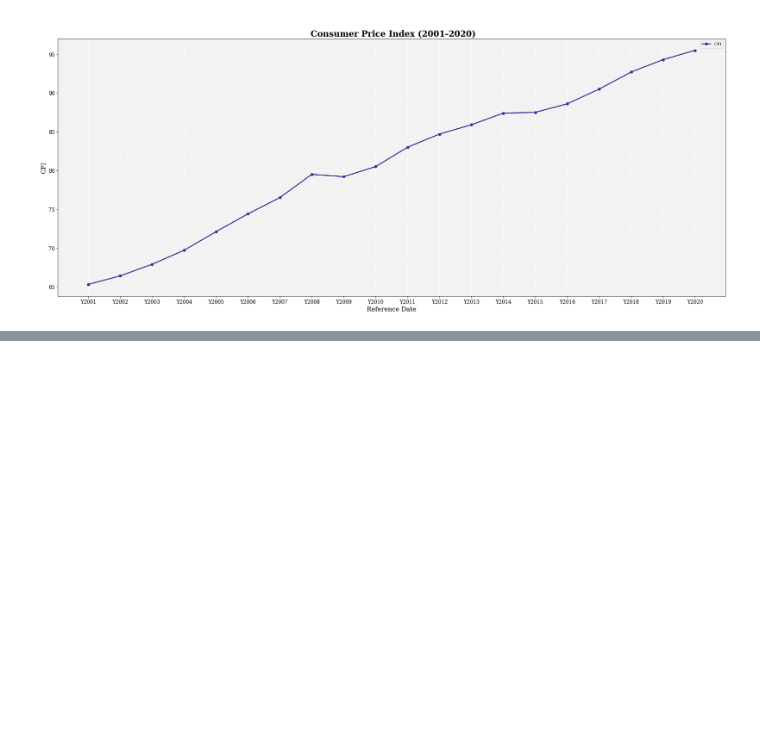
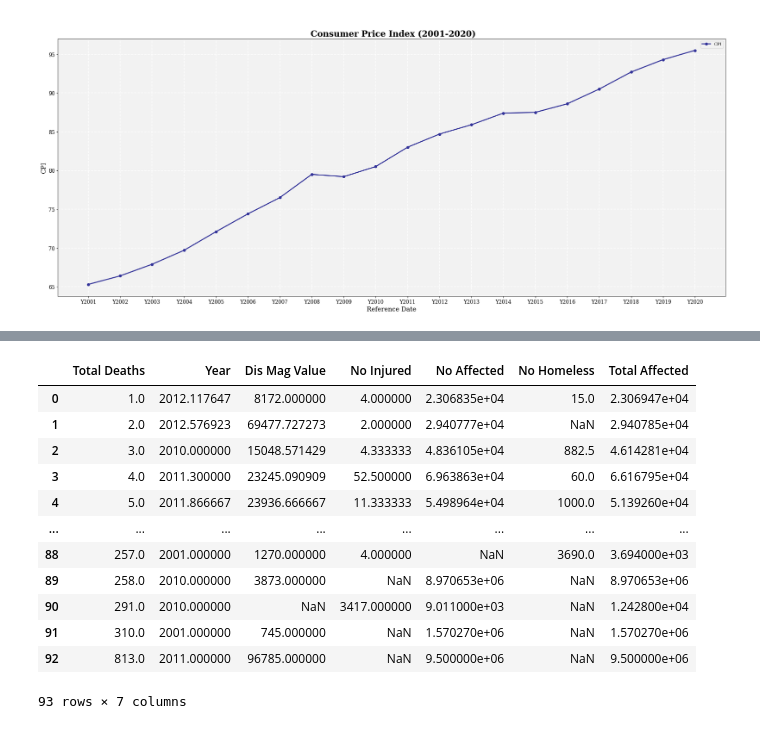
Before and after one commit to KarlAndreiCalimutan/Beta-Tech_BSIT_3207, a Jupyter notebook: Datasets_visual.ipynb, the cells around one changed output, grey strips where cells are left out. Cells and saved outputs as stored; diff of their text form; code cells hidden in the pictures; blank space fills up the shorter version.

```diff
--- a/Datasets_visual.ipynb
+++ b/Datasets_visual.ipynb
@@ -241,0 +272,18 @@ plt.show()
+# %%
+#Overview of Relationships
+survived_summary = df.groupby("Total Deaths")
+survived_summary.mean().reset_index()
+# %% [output]
+|  | Total Deaths | Year | Dis Mag Value | No Injured | No Affected | No Homeless | Total Affected |
+| 0 | 1.0 | 2012.117647 | 8172.000000 | 4.000000 | 2.306835e+04 | 15.0 | 2.306947e+04 |
+| 1 | 2.0 | 2012.576923 | 69477.727273 | 2.000000 | 2.940777e+04 | NaN | 2.940785e+04 |
+| 2 | 3.0 | 2010.000000 | 15048.571429 | 4.333333 | 4.836105e+04 | 882.5 | 4.614281e+04 |
+| 3 | 4.0 | 2011.300000 | 23245.090909 | 52.500000 | 6.963863e+04 | 60.0 | 6.616795e+04 |
+| 4 | 5.0 | 2011.866667 | 23936.666667 | 11.333333 | 5.498964e+04 | 1000.0 | 5.139260e+04 |
+| ... | ... | ... | ... | ... | ... | ... | ... |
+| 88 | 257.0 | 2001.000000 | 1270.000000 | 4.000000 | NaN | 3690.0 | 3.694000e+03 |
+| 89 | 258.0 | 2010.000000 | 3873.000000 | NaN | 8.970653e+06 | NaN | 8.970653e+06 |
+| 90 | 291.0 | 2010.000000 | NaN | 3417.000000 | 9.011000e+03 | NaN | 1.242800e+04 |
+| 91 | 310.0 | 2001.000000 | 745.000000 | NaN | 1.570270e+06 | NaN | 1.570270e+06 |
+| 92 | 813.0 | 2011.000000 | 96785.000000 | NaN | 9.500000e+06 | NaN | 9.500000e+06 |
+93 rows × 7 columns
```
Also changed, not shown: parts of 5 cells of this notebook.
